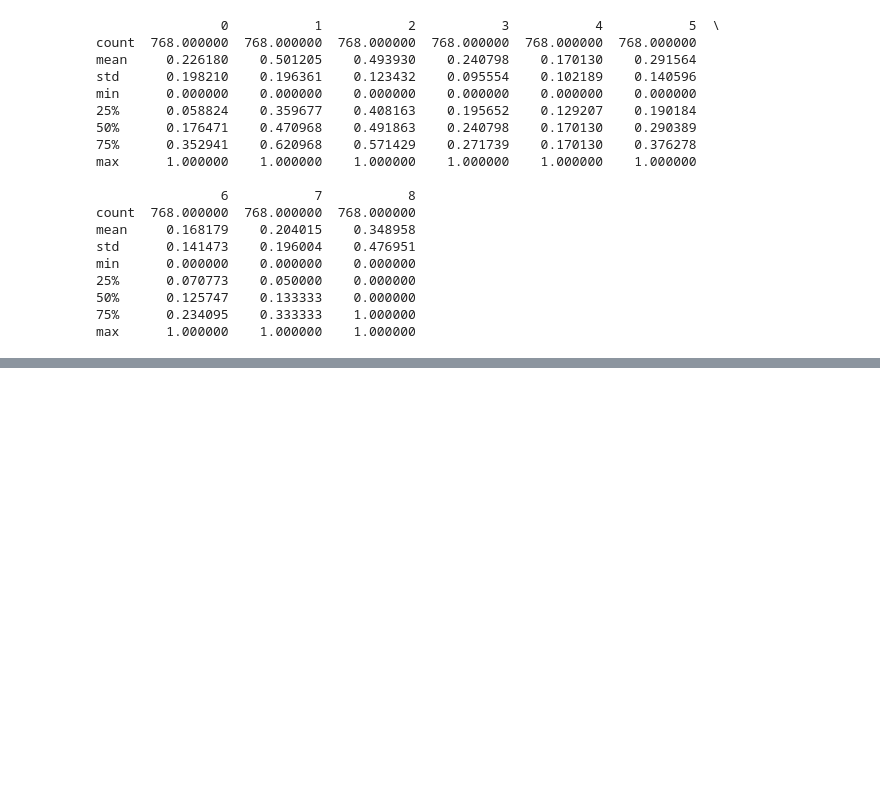
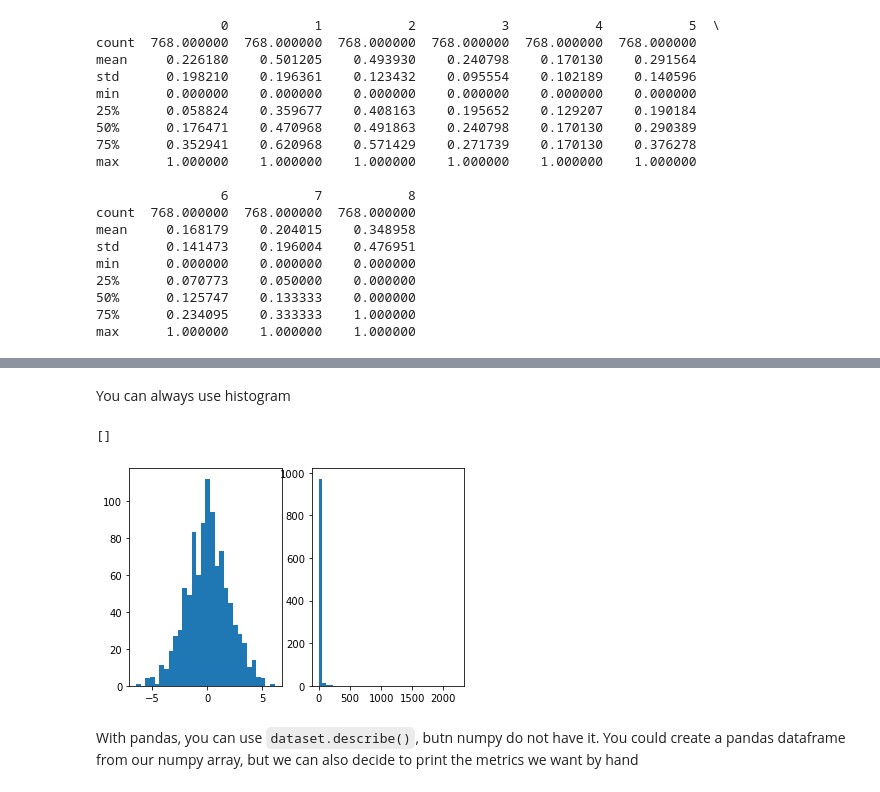
Before and after one commit to MartaVallejo/MachineLearning, a Jupyter notebook: DataPreprocessing.ipynb, the cells around one changed output, grey strips where cells are left out. Saved outputs shown, nothing was run; the diff lists cells and outputs as text; code cells hidden in the pictures; blank space fills up the shorter version.

```diff
--- a/DataPreprocessing.ipynb
+++ b/DataPreprocessing.ipynb
@@ -626,0 +663,12 @@ max      1.000000    1.000000    1.000000
+# %% [markdown]
+You can always use histogram
+# %%
+fig, axs = plt.subplots(1,2)
+axs[0].hist(dataset[:, 0], bins=30)
+axs[1].hist(dataset[:, 1], bins=40)
+plt.plot()
+# %% [output]
+[]
+[figure, added]
+# %% [markdown]
+With pandas, you can use `dataset.describe()`, butn numpy do not have it. You could create a pandas dataframe from our numpy array, but we can also decide to print the metrics we want by hand
```
Also changed, not shown: parts of 20 cells of this notebook.
